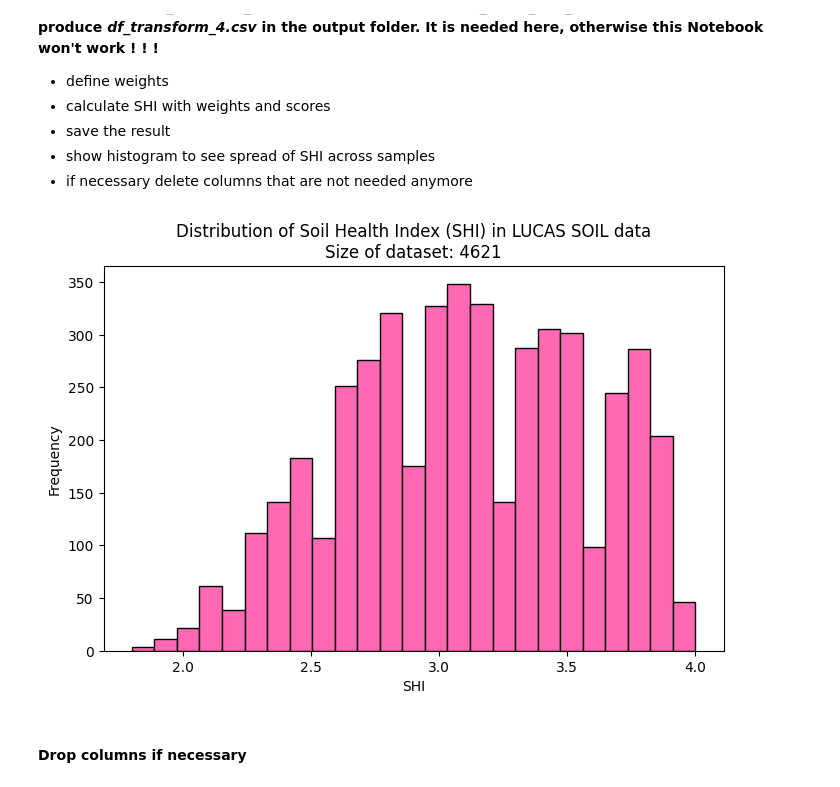
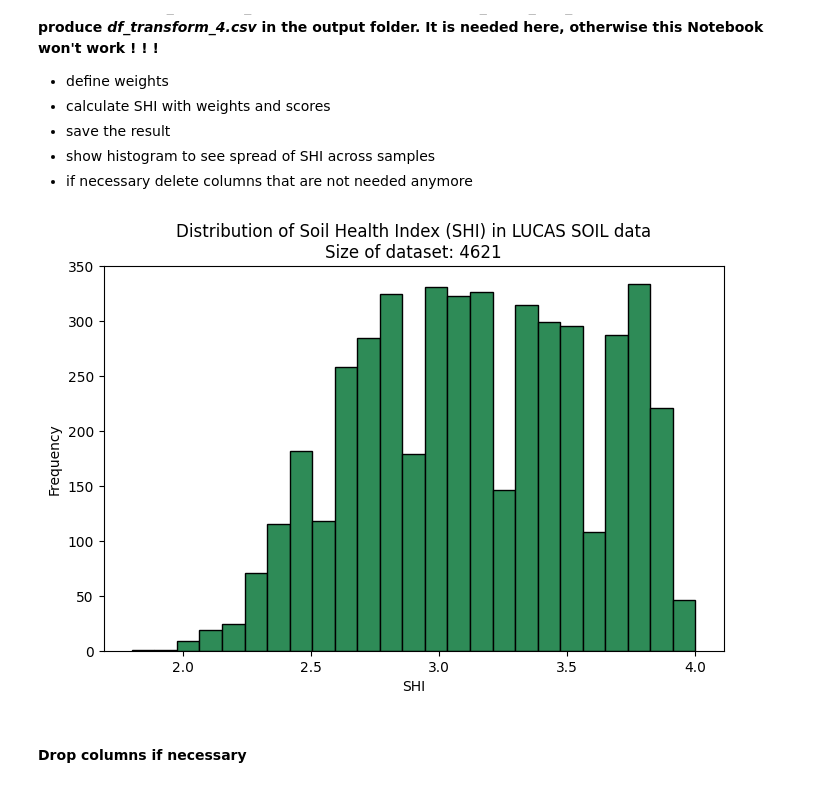
Before and after one commit to Gianni-BIM/Geo-Projektarbeit, a Jupyter notebook: data-prep/calculate_shi.ipynb, the cells around one changed output. Saved outputs shown, nothing was run; the diff lists cells and outputs as text; code cells hidden in the pictures.

```diff
--- a/data-prep/calculate_shi.ipynb
+++ b/data-prep/calculate_shi.ipynb
@@ -14,7 +14,7 @@ import numpy as np
 import matplotlib.pyplot as plt
 # %%
 # for cell independence load df from csv
-df_transform_final_SHI = pd.read_csv("../output/df_transform_4.csv")
+df_transform_final_SHI = pd.read_csv("../output/df_transform_5.csv")
 
 weights = {
     'pH_score': 0.05,
@@ -46,17 +46,17 @@ df_transform_final_SHI.to_csv("../output/df_transform_final_SHI.csv", index=Fals
 # %%
 # Check how the SHI is spread
 size = len(df_transform_final_SHI)
 plt.figure(figsize=(8,5))
 
-plt.hist(df_transform_final_SHI["SHI"], bins=25, edgecolor='black', color='hotpink')
+plt.hist(df_transform_final_SHI["SHI"], bins=25, edgecolor='black', color='seagreen')
 
 plt.xlabel("SHI")
 plt.ylabel("Frequency")
 plt.title(f"Distribution of Soil Health Index (SHI) in LUCAS SOIL data\nSize of dataset: {size}")
 
 plt.show()
 # %% [output]
-[figure, old version]
+[figure, new version]
 # %% [markdown]
 #### Drop columns if necessary
 # %%
```
Also changed, not shown: 1 other file.
